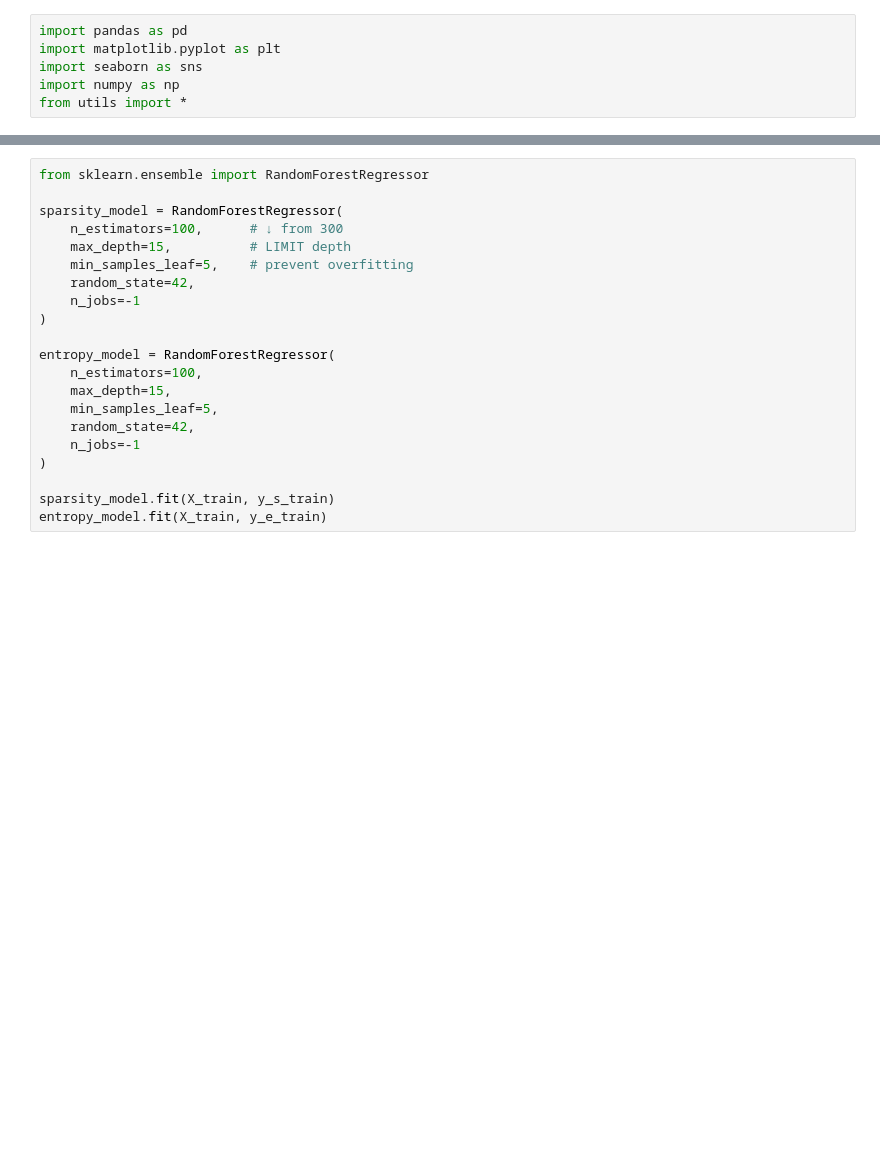
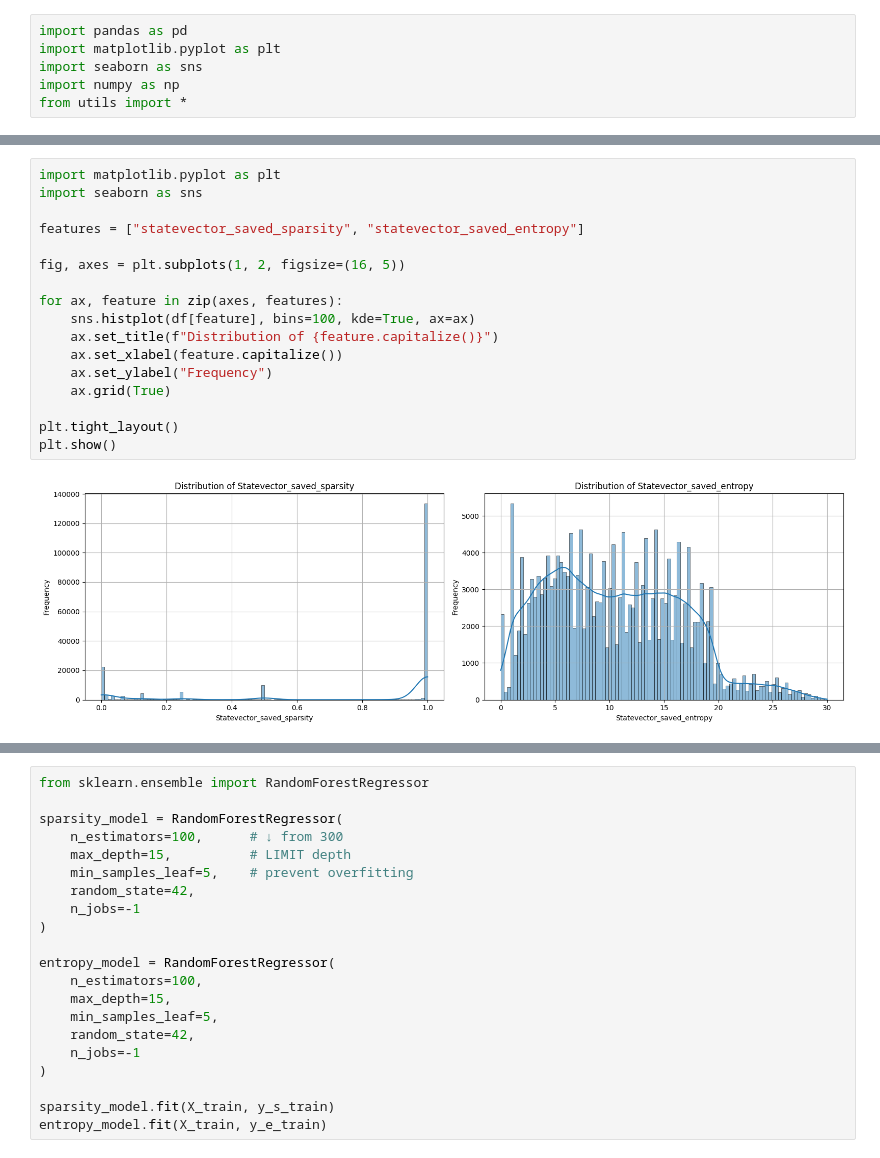
Before and after one commit to andreiilinescu/InferQ, a Jupyter notebook: analysis/estimator.ipynb, the cells around one changed output, grey strips where cells are left out. Cells and saved outputs as stored; diff of their text form; blank space fills up the shorter version.

```diff
--- a/analysis/estimator.ipynb
+++ b/analysis/estimator.ipynb
@@ -54,3 +54,22 @@ plt.show()
+# %%
+import matplotlib.pyplot as plt
+import seaborn as sns
+
+features = ["statevector_saved_sparsity", "statevector_saved_entropy"]
+
+fig, axes = plt.subplots(1, 2, figsize=(16, 5))
+
+for ax, feature in zip(axes, features):
+    sns.histplot(df[feature], bins=100, kde=True, ax=ax)
+    ax.set_title(f"Distribution of {feature.capitalize()}")
+    ax.set_xlabel(feature.capitalize())
+    ax.set_ylabel("Frequency")
+    ax.grid(True)
+
+plt.tight_layout()
+plt.show()
+# %% [output]
+[figure, added]
 # %%
 # Let us train a regression model to estimate sparsity and entropy.
 from sklearn.model_selection import train_test_split
```
Also changed, not shown: parts of 16 cells of this notebook, 2 other files.
